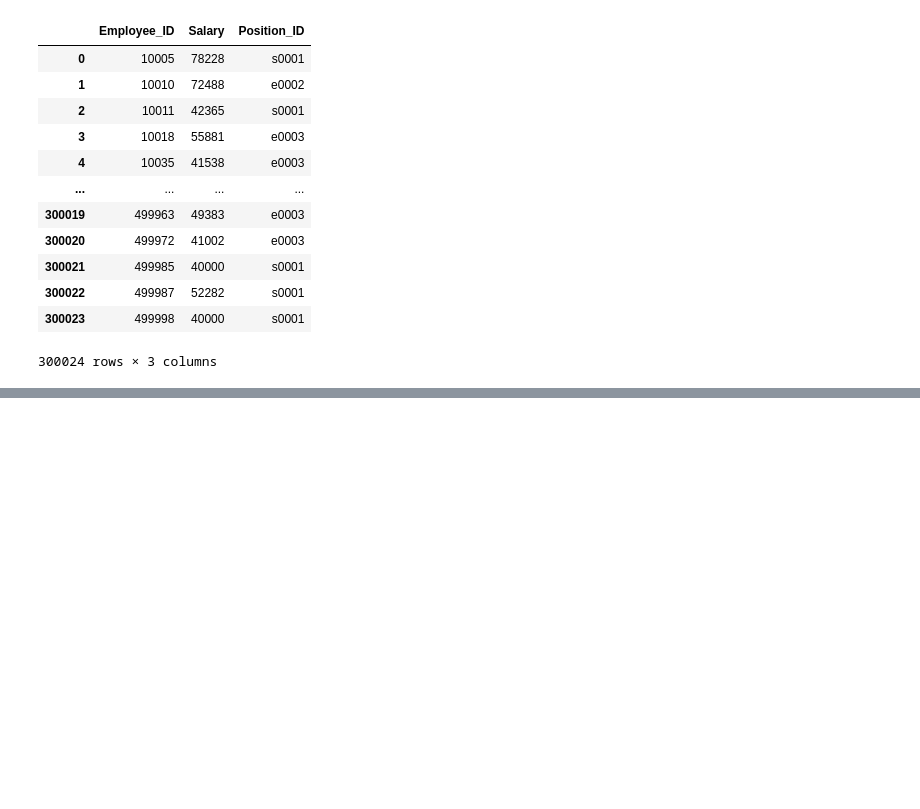
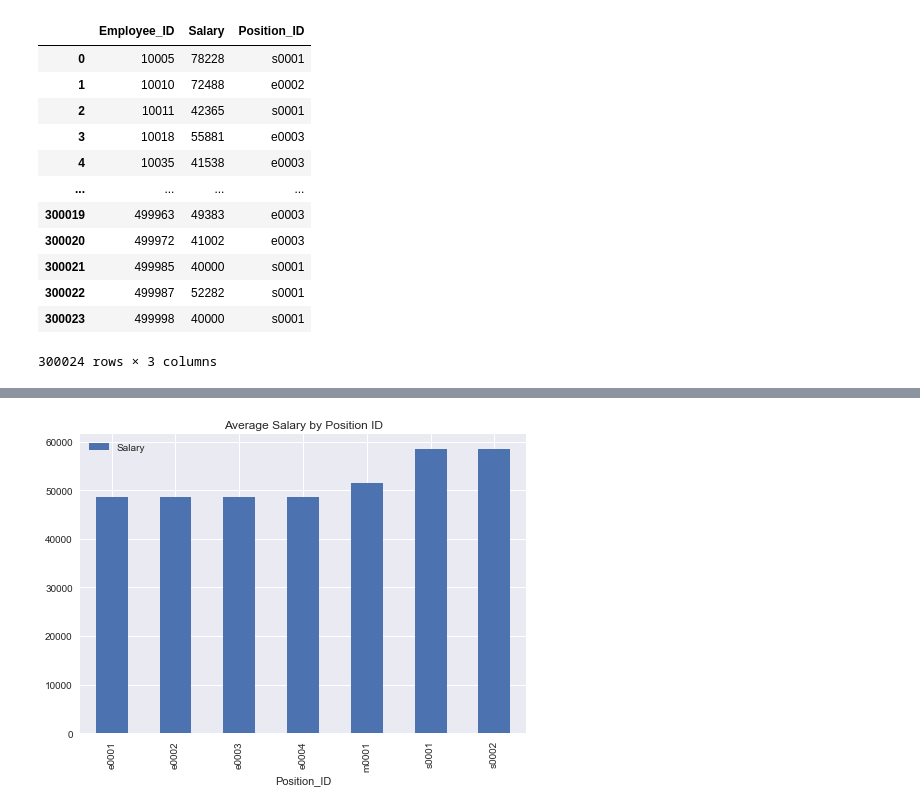
Before and after one commit to pasco27/sql_homework, a Jupyter notebook: employee_sal_bonus_prob.ipynb, the cells around one changed output, grey strips where cells are left out. Cells and saved outputs as stored; diff of their text form; code cells hidden in the pictures; blank space fills up the shorter version.

Commit message:
completed average slary by position id

```diff
--- a/employee_sal_bonus_prob.ipynb
+++ b/employee_sal_bonus_prob.ipynb
@@ -209,3 +193,9 @@ plt.show()
+# %%
+df_salaries.plot(kind='bar', y='Salary')
+plt.title('Average Salary by Position ID')
+plt.show()
+# %% [output]
+[figure, added]
 # %%
 # df_emp = pd.read_sql('SELECT "Employees".emp_no)
 # %%
```
Also changed, not shown: parts of 5 cells of this notebook, 1 other file.
